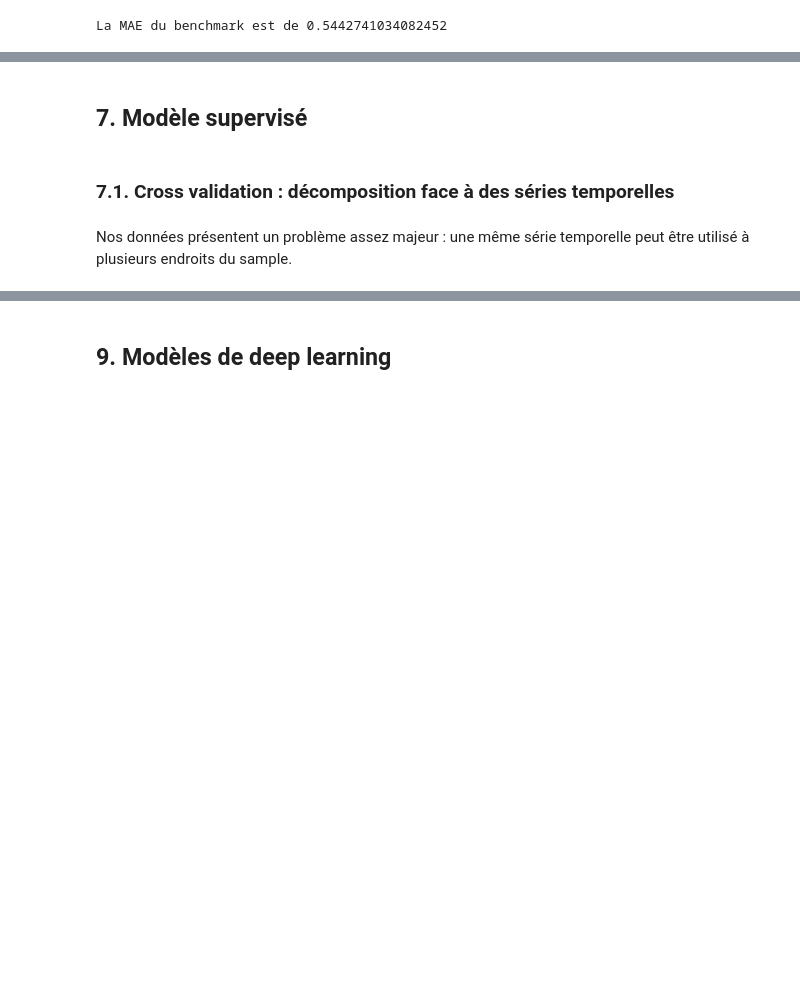
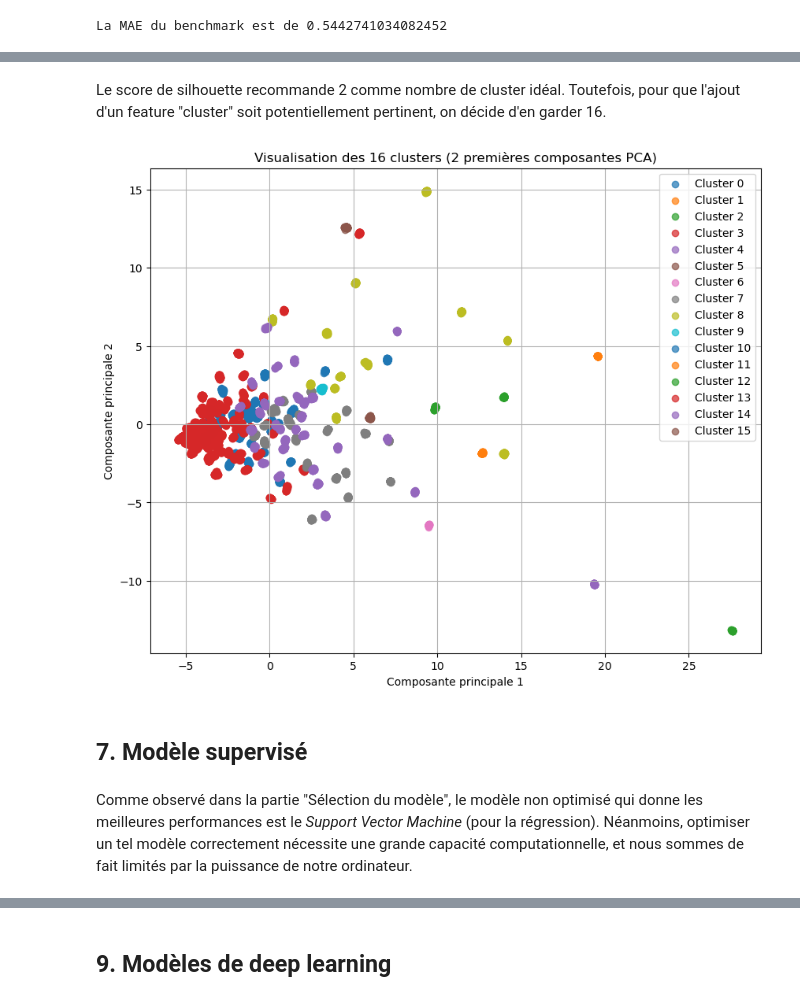
Before and after one commit to GiovanniManche/MachineLearning272, a Jupyter notebook: Projet Machine Learning - MANCHE_DEVALLAND.ipynb, the cells around one changed output, grey strips where cells are left out. Drawn from its saved outputs; the diff is of its cells as text; code cells hidden in the pictures; blank space fills up the shorter version.

```diff
--- a/Projet Machine Learning - MANCHE_DEVALLAND.ipynb
+++ b/Projet Machine Learning - MANCHE_DEVALLAND.ipynb
@@ -1310,6 +1437,68 @@ La MAE du benchmark est de 0.5442741034082452
+# %% [markdown]
+Le score de silhouette recommande 2 comme nombre de cluster idéal. Toutefois, pour que l'ajout d'un feature "cluster" soit potentiellement pertinent, on décide d'en garder 16.
+# %%
+fixed_n_clusters = 16
+
+# Création du modèle : appliquer la PCA à chaque fold et KMeans sur ces composantes
+pipeline = Pipeline([
+    ('scaler', StandardScaler()),
+    ('pca', PCA(n_components=76)),
+    ('kmeans', KMeans(n_clusters=fixed_n_clusters, random_state=RANDOM_STATE, n_init=10))
+])
+
+# Cross-validation
+for fold, (train_idx, val_idx) in enumerate(gkf.split(features_train, groups=groups)):
+    X_train_fold = features_train.iloc[train_idx].copy()
+    X_val_fold = features_train.iloc[val_idx].copy()
+
+    # On entraîne sur les données d'entraînement
+    pipeline.fit(X_train_fold)
+
+    # On récupère les prédictions de clusters pour les données d'entraînement
+    cluster_labels_train = pipeline.named_steps['kmeans'].labels_
+
+    # Prédictions de clusters pour les données de validation
+    cluster_labels_val = pipeline.predict(X_val_fold)
+
+# Entraînement du pipeline final
+final_pipeline = Pipeline([
+    ('scaler', StandardScaler()),
+    ('pca', PCA(n_components=76)),
+    ('kmeans', KMeans(n_clusters=fixed_n_clusters, random_state=RANDOM_STATE, n_init=10))
+])
+final_pipeline.fit(features_train)
+
+# Clustering
+cluster_assignments = final_pipeline.named_steps['kmeans'].labels_
+
+# Ajout des clusters aux features
+features_with_clusters = features_train.copy()
+features_with_clusters['cluster'] = cluster_assignments
+
+# Visualisation des clusters (2D => utilisation des deux premières composantes principales)
+pca_result = final_pipeline.named_steps['pca'].transform(
+    final_pipeline.named_steps['scaler'].transform(features_train)
+)
+visualisation_df = pd.DataFrame({
+    'PC1': pca_result[:, 0],
+    'PC2': pca_result[:, 1],
+    'cluster': cluster_assignments
+})
+
+# Visualiser les clusters
+plt.figure(figsize=(10, 8))
+for cluster_id in range(fixed_n_clusters):
+    cluster_data = visualisation_df[visualisation_df['cluster'] == cluster_id]
+    plt.scatter(cluster_data['PC1'], cluster_data['PC2'], label=f'Cluster {cluster_id}', alpha=0.7)
+
+plt.title(f'Visualisation des {fixed_n_clusters} clusters (2 premières composantes PCA)')
+plt.xlabel('Composante principale 1')
+plt.ylabel('Composante principale 2')
+plt.legend()
+plt.grid(True)
+# %% [output]
+[figure, added]
 # %% [markdown]
 ## 7. Modèle supervisé
-# %% [markdown]
-### 7.1. Cross validation : décomposition face à des séries temporelles
-# %% [markdown]
-Nos données présentent un problème assez majeur : une même série temporelle peut être utilisé à plusieurs endroits du sample.
+# %% [markdown]
+Comme observé dans la partie "Sélection du modèle", le modèle non optimisé qui donne les meilleures performances est le *Support Vector Machine* (pour la régression). Néanmoins, optimiser un tel modèle correctement nécessite une grande capacité computationnelle, et nous sommes de fait limités par la puissance de notre ordinateur.
```
Also changed, not shown: parts of 32 cells of this notebook.
